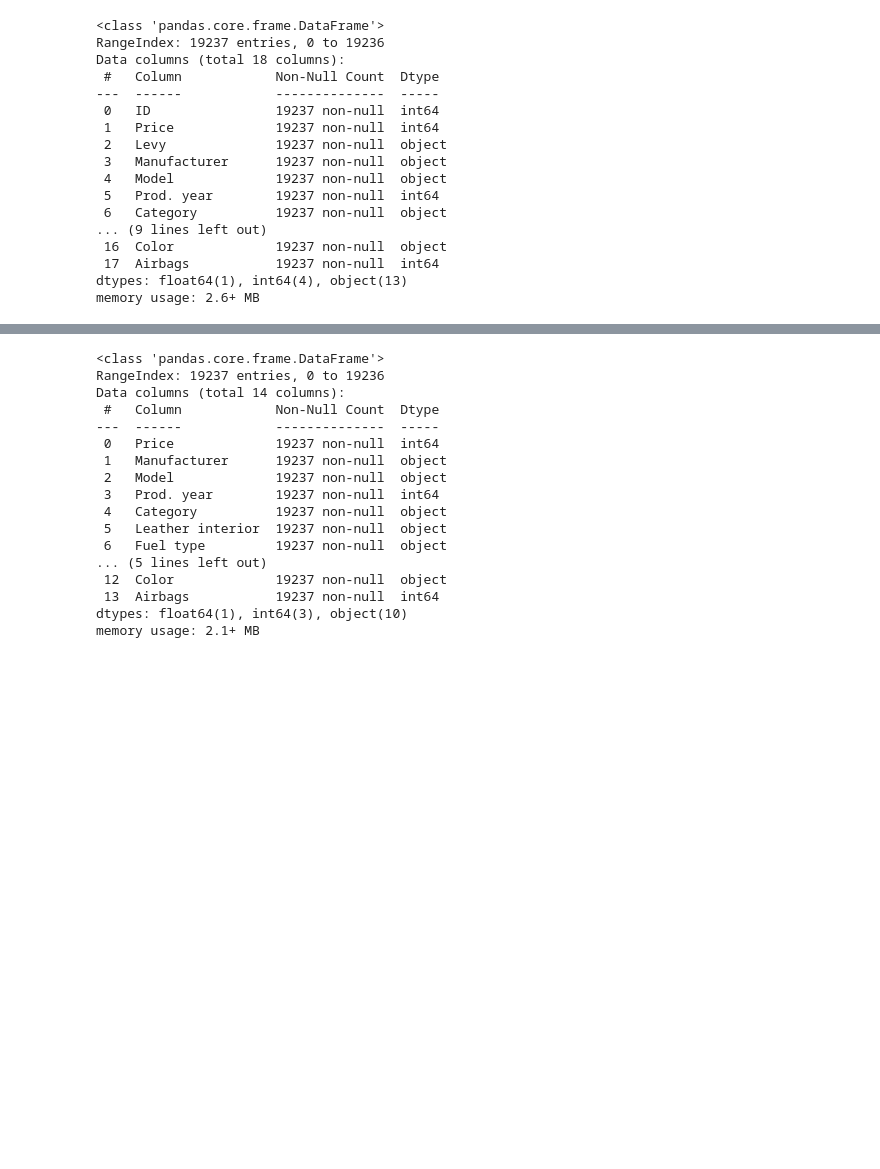
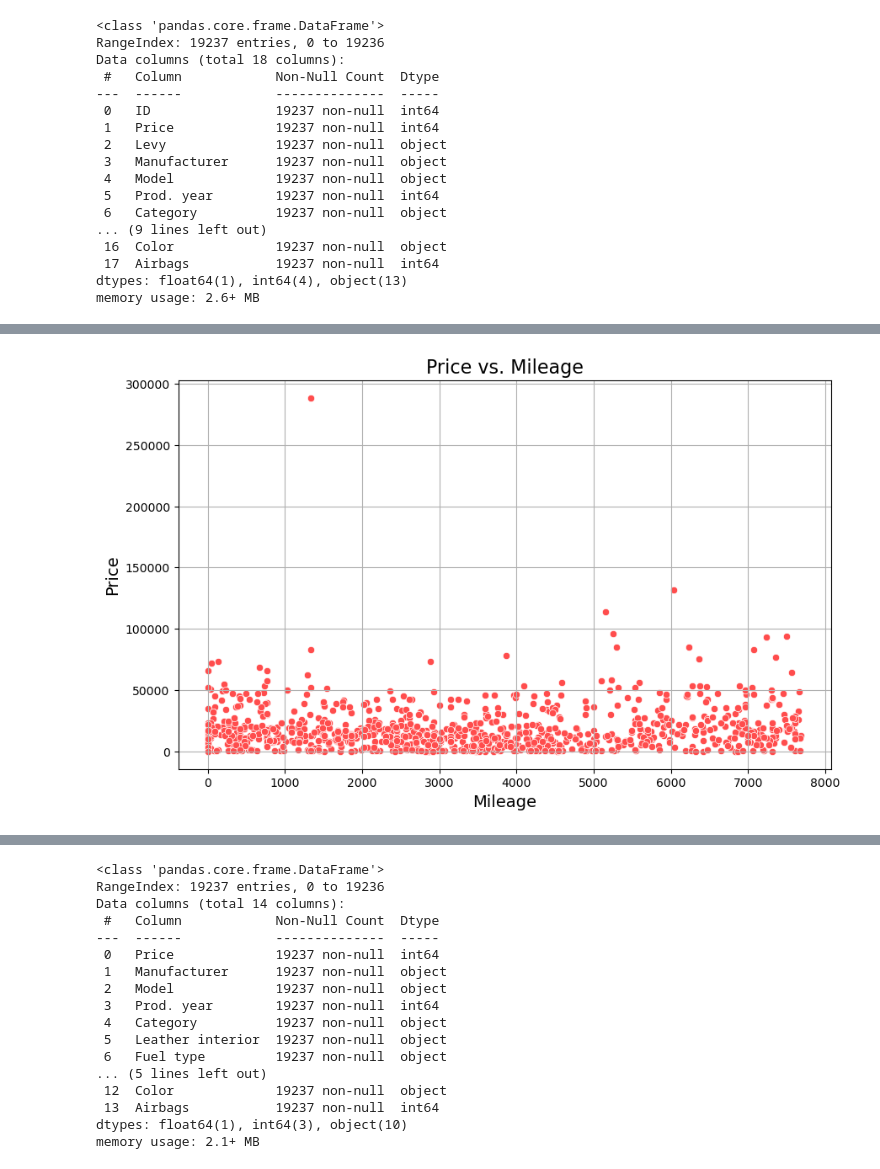
Before and after one commit to AliHShahid/CarPricePrediction, a Jupyter notebook: car-price-prediction.ipynb, the cells around one changed output, grey strips where cells are left out. Cells and saved outputs as stored; diff of their text form; code cells hidden in the pictures; blank space fills up the shorter version.

```diff
--- a/car-price-prediction.ipynb
+++ b/car-price-prediction.ipynb
@@ -62,0 +60,14 @@ df.head()
+# %%
+# Select a random sample of 1000 rows
+df_sampled = df.sample(n=1000, random_state=42)
+
+# Visualization 2: Price vs. Mileage
+plt.figure(figsize=(10, 6))
+sns.scatterplot(x='Mileage', y='Price', data=df_sampled, color='#ff4d4d')
+plt.title('Price vs. Mileage', fontsize=16)
+plt.xlabel('Mileage', fontsize=14)
+plt.ylabel('Price', fontsize=14)
+plt.grid(True)
+plt.show()
+# %% [output]
+[figure, added]
```
Also changed, not shown: parts of 12 cells of this notebook.
